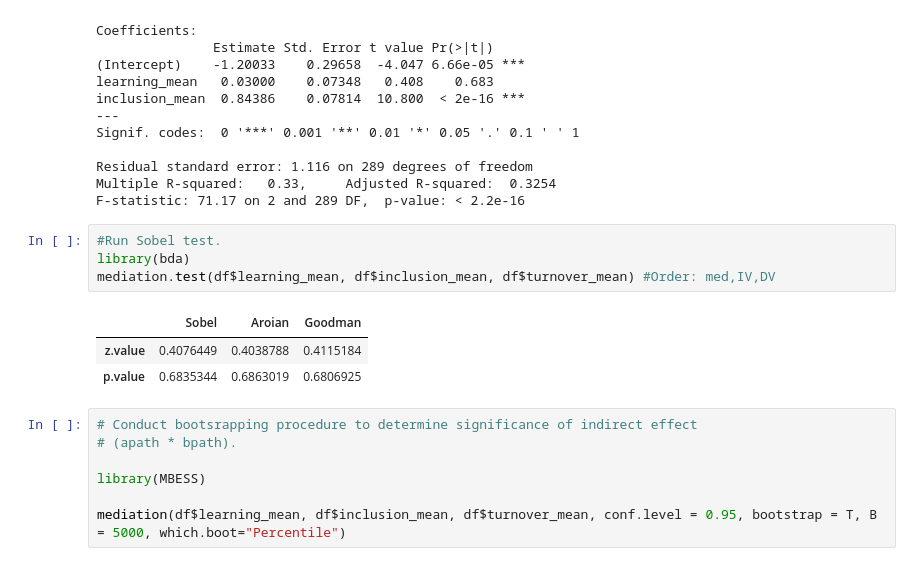
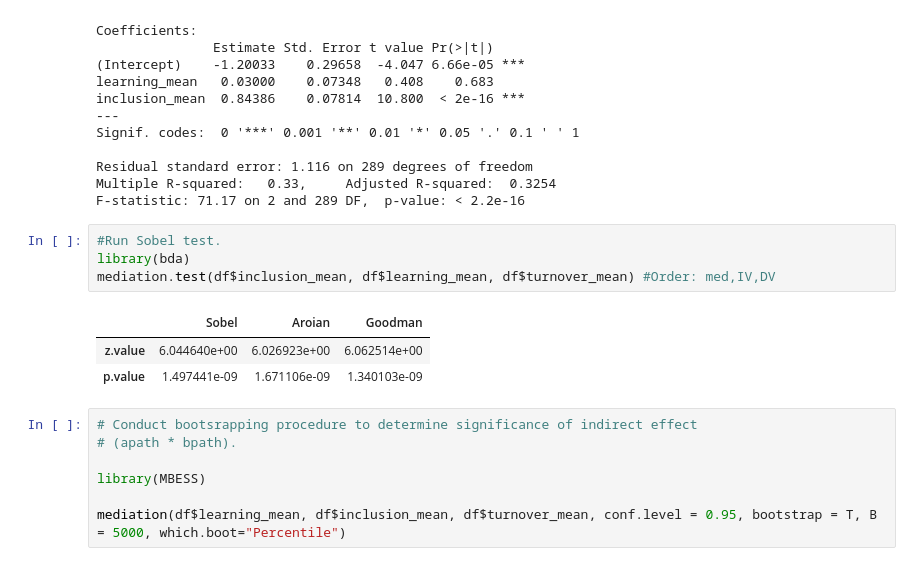
Before and after one commit to sam-cannon/AOM, a Jupyter notebook: AOM in R.ipynb, the cells around one changed output. Cells and saved outputs as stored; diff of their text form.

```diff
--- a/AOM in R.ipynb
+++ b/AOM in R.ipynb
@@ -175,11 +175,11 @@ F-statistic: 71.17 on 2 and 289 DF,  p-value: < 2.2e-16
 # %%
 #Run Sobel test.
 library(bda)
-mediation.test(df$learning_mean, df$inclusion_mean, df$turnover_mean) #Order: med,IV,DV
+mediation.test(df$inclusion_mean, df$learning_mean, df$turnover_mean) #Order: med,IV,DV
 # %% [output]
 |  | Sobel | Aroian | Goodman |
-| z.value | 0.4076449 | 0.4038788 | 0.4115184 |
-| p.value | 0.6835344 | 0.6863019 | 0.6806925 |
+| z.value | 6.044640e+00 | 6.026923e+00 | 6.062514e+00 |
+| p.value | 1.497441e-09 | 1.671106e-09 | 1.340103e-09 |
 # %%
 # Conduct bootsrapping procedure to determine significance of indirect effect
 # (apath * bpath).
```
Also changed, not shown: parts of 8 cells of this notebook.
